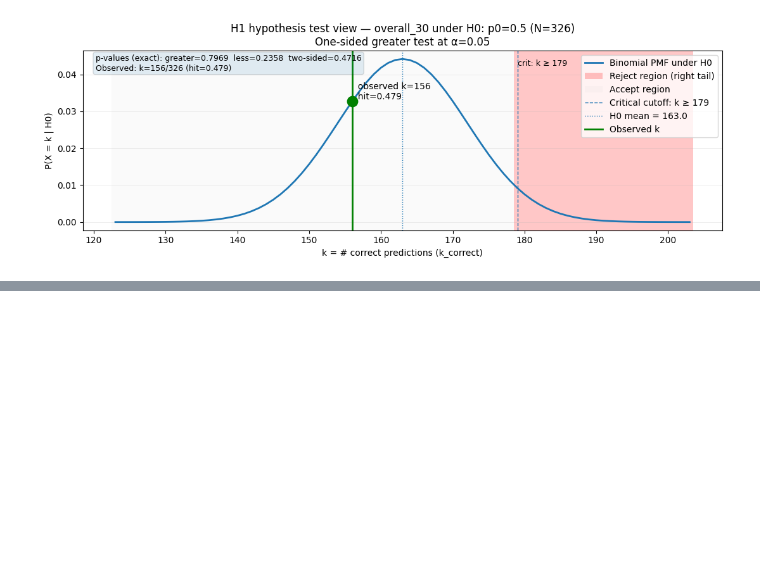
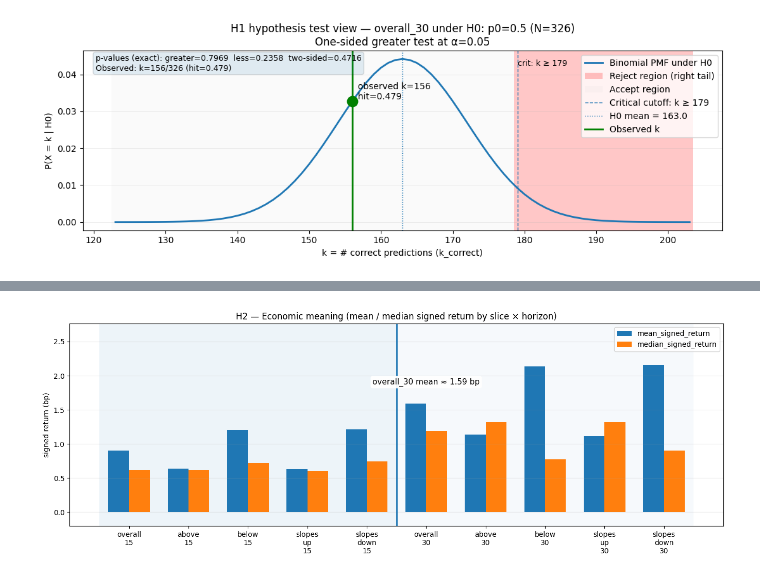
Before and after one commit to cankaradogann/DSA210-Project-Can-Karadogan, a Jupyter notebook: notebooks/08_hypothesis_tests.ipynb, the cells around one changed output, grey strips where cells are left out. Drawn from its saved outputs; the diff is of its cells as text; code cells hidden in the pictures; blank space fills up the shorter version.

```diff
--- a/notebooks/08_hypothesis_tests.ipynb
+++ b/notebooks/08_hypothesis_tests.ipynb
@@ -1341,0 +2467,60 @@ plot_h1_test_readable(h1, key="overall_30", p0=0.5, alpha=0.05, mode="greater",
+# %%
+import matplotlib.pyplot as plt
+import numpy as np
+
+# Assumes h2 dict is already loaded (H2_metrics.json)
+
+# --- Figure 4: Economic meaning (mean / median signed return) ---
+blocks_15 = ["overall_15", "above_15", "below_15", "slopes_up_15", "slopes_down_15"]
+blocks_30 = ["overall_30", "above_30", "below_30", "slopes_up_30", "slopes_down_30"]
+blocks = blocks_15 + blocks_30
+
+
+# 1 bp = 0.0001 → value * 10_000 = bp
+scale = 10_000.0
+
+mean_ret_bp   = np.array([float(h2[b]["mean_signed_return"])   * scale for b in blocks])
+median_ret_bp = np.array([float(h2[b]["median_signed_return"]) * scale for b in blocks])
+
+x = np.arange(len(blocks))
+width = 0.35
+
+fig, ax = plt.subplots(figsize=(13.5, 5.0))
+
+# horizon separation (visual only)
+ax.axvspan(-0.5, len(blocks_15)-0.5, alpha=0.08)
+ax.axvspan(len(blocks_15)-0.5, len(blocks)-0.5, alpha=0.04)
+ax.axvline(len(blocks_15)-0.5, linewidth=2)
+
+bars_mean   = ax.bar(x - width/2, mean_ret_bp,   width, label="mean_signed_return")
+bars_median = ax.bar(x + width/2, median_ret_bp, width, label="median_signed_return")
+
+ax.set_ylabel("signed return (bp)")
+ax.set_title("H2 — Economic meaning (mean / median signed return by slice × horizon)")
+ax.set_xticks(x)
+ax.set_xticklabels([b.replace("_", "\n") for b in blocks])
+ax.grid(axis="y", alpha=0.25)
+
+# headroom for annotation
+ymax = max(mean_ret_bp.max(), median_ret_bp.max())
+ax.set_ylim(min(0, mean_ret_bp.min(), median_ret_bp.min()) - 0.2, ymax + 0.6)
+
+
+i_overall_30 = blocks.index("overall_30")
+ax.text(
+    x[i_overall_30],
+    mean_ret_bp[i_overall_30] + 0.25,
+    f"overall_30 mean ≈ {mean_ret_bp[i_overall_30]:.2f} bp",
+    ha="center", va="bottom",
+    fontsize=11,
+    bbox=dict(boxstyle="round,pad=0.25", facecolor="white", alpha=0.95, linewidth=0),
+    clip_on=False,
+)
+
+
+
+ax.legend()
+plt.tight_layout()
+plt.show()
+# %% [output]
+[figure, added]
```
Also changed, not shown: parts of 19 cells of this notebook.
